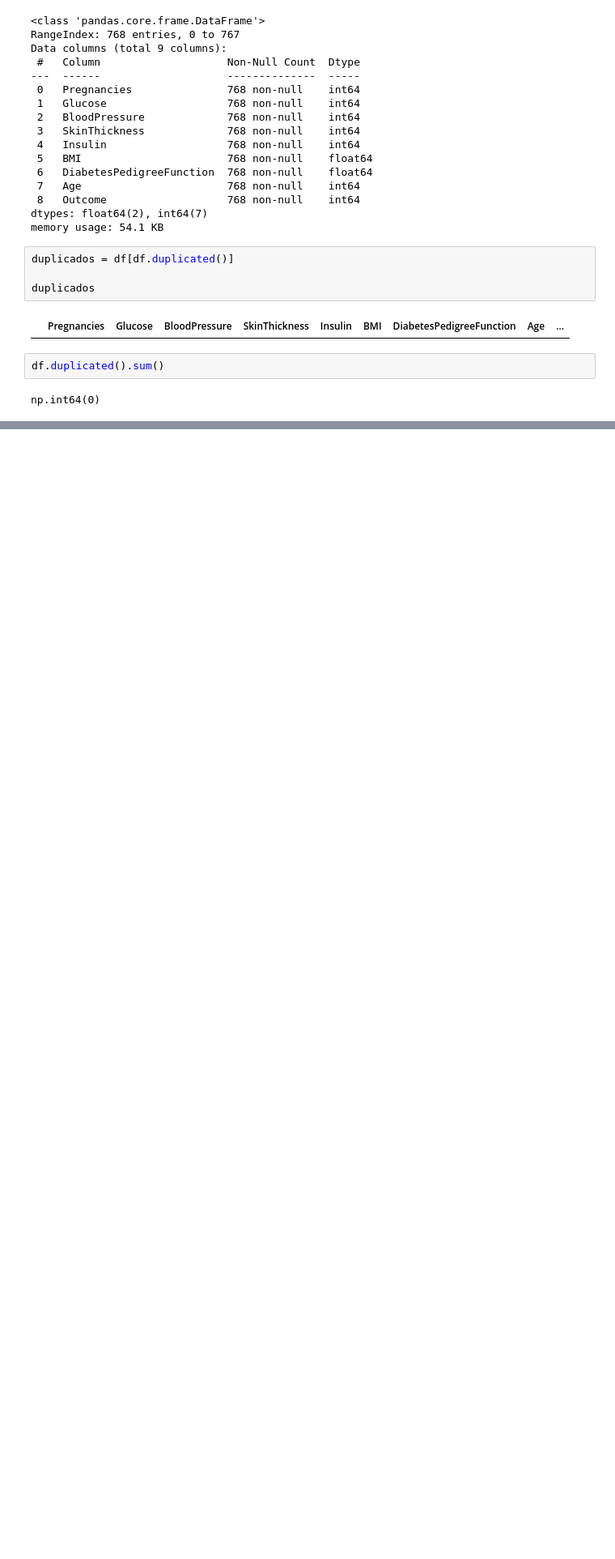
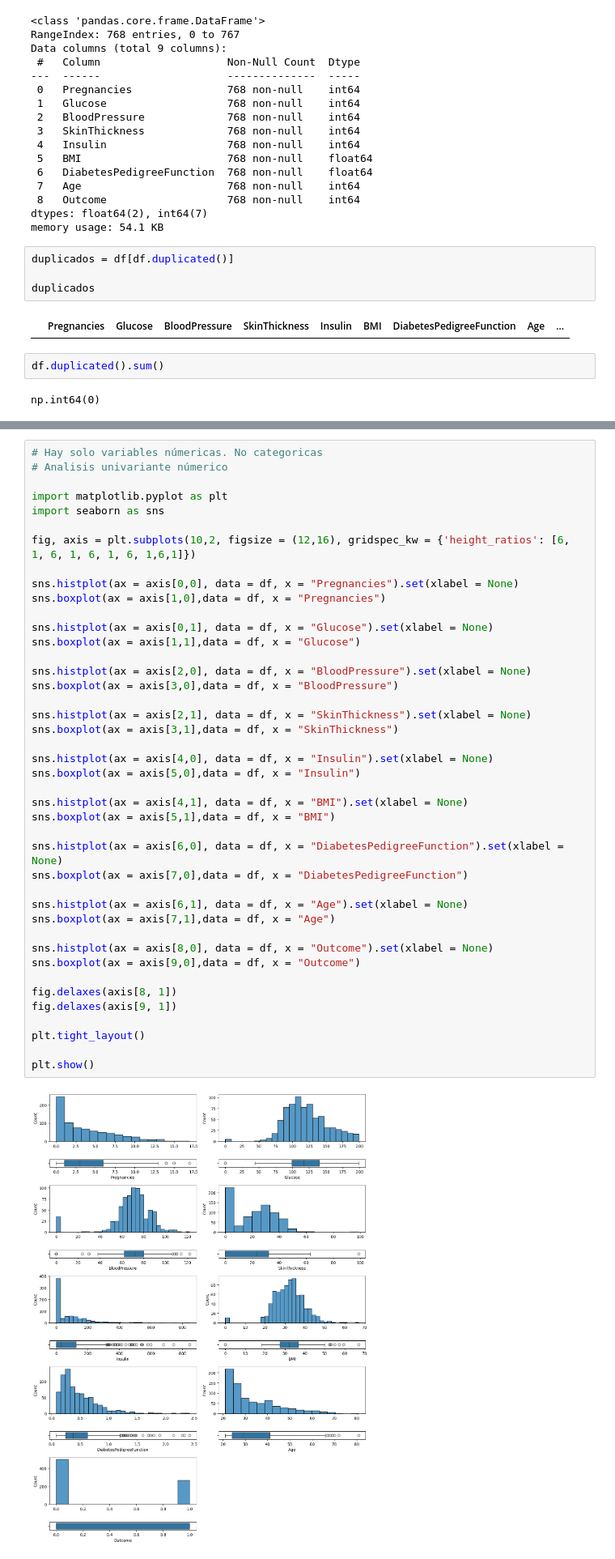
Before and after one commit to bartowen/desicion_tree_algo, a Jupyter notebook: src/explore.ipynb, the cells around one changed output, grey strips where cells are left out. Shown: that part at 81% size. Saved outputs shown, nothing was run; the diff lists cells and outputs as text; blank space fills up the shorter version.

Commit message:
analisis univariante

```diff
--- a/src/explore.ipynb
+++ b/src/explore.ipynb
@@ -49,0 +67,44 @@ np.int64(0)
+# %%
+# Hay solo variables númericas. No categoricas
+# Analisis univariante númerico
+
+import matplotlib.pyplot as plt
+import seaborn as sns
+
+fig, axis = plt.subplots(10,2, figsize = (12,16), gridspec_kw = {'height_ratios': [6, 1, 6, 1, 6, 1, 6, 1,6,1]})
+
+sns.histplot(ax = axis[0,0], data = df, x = "Pregnancies").set(xlabel = None)
+sns.boxplot(ax = axis[1,0],data = df, x = "Pregnancies")
+
+sns.histplot(ax = axis[0,1], data = df, x = "Glucose").set(xlabel = None)
+sns.boxplot(ax = axis[1,1],data = df, x = "Glucose")
+
+sns.histplot(ax = axis[2,0], data = df, x = "BloodPressure").set(xlabel = None)
+sns.boxplot(ax = axis[3,0],data = df, x = "BloodPressure")
+
+sns.histplot(ax = axis[2,1], data = df, x = "SkinThickness").set(xlabel = None)
+sns.boxplot(ax = axis[3,1],data = df, x = "SkinThickness")
+
+sns.histplot(ax = axis[4,0], data = df, x = "Insulin").set(xlabel = None)
+sns.boxplot(ax = axis[5,0],data = df, x = "Insulin")
+
+sns.histplot(ax = axis[4,1], data = df, x = "BMI").set(xlabel = None)
+sns.boxplot(ax = axis[5,1],data = df, x = "BMI")
+
+sns.histplot(ax = axis[6,0], data = df, x = "DiabetesPedigreeFunction").set(xlabel = None)
+sns.boxplot(ax = axis[7,0],data = df, x = "DiabetesPedigreeFunction")
+
+sns.histplot(ax = axis[6,1], data = df, x = "Age").set(xlabel = None)
+sns.boxplot(ax = axis[7,1],data = df, x = "Age")
+
+sns.histplot(ax = axis[8,0], data = df, x = "Outcome").set(xlabel = None)
+sns.boxplot(ax = axis[9,0],data = df, x = "Outcome")
+
+fig.delaxes(axis[8, 1])
+fig.delaxes(axis[9, 1])
+
+plt.tight_layout()
+
+plt.show()
+# %% [output]
+[figure, added]
```
Also changed, not shown: parts of 5 cells of this notebook.
